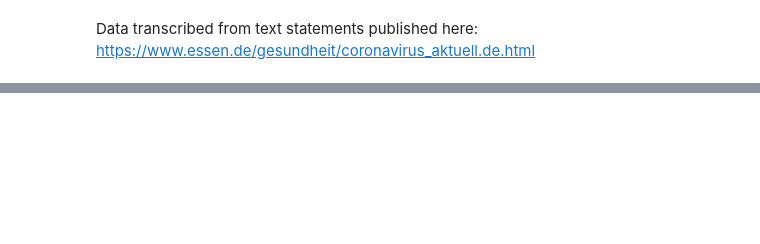
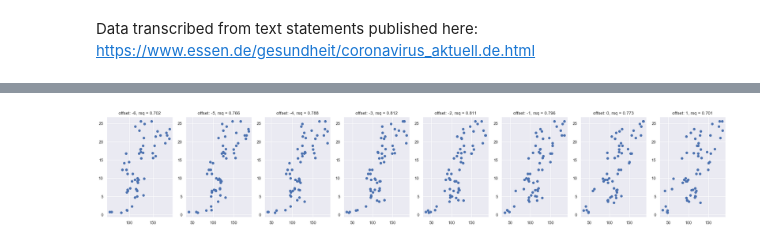
Before and after one commit to jpburstein/CoronaData, a Jupyter notebook: CoronaViz.ipynb, the cells around one changed output, grey strips where cells are left out. Saved outputs shown, nothing was run; the diff lists cells and outputs as text; code cells hidden in the pictures; blank space fills up the shorter version.

```diff
--- a/CoronaViz.ipynb
+++ b/CoronaViz.ipynb
@@ -118,0 +165,7 @@ fig.autofmt_xdate()
+# %%
+f,ax= plt.subplots(1,len(offsets),figsize=(30,5))
+for i in range(len(offsets)):
+    ax[i].scatter(daily.NewTests.shift(offsets[i]).rolling(window=avg_period).mean(),daily.NewCases.rolling(window=avg_period).mean())
+    ax[i].set_title(f'offset: {offsets[i]}, rsq = {rs[i]:.3f}')
+# %% [output]
+[figure, added]
```
Also changed, not shown: parts of 8 cells of this notebook.
